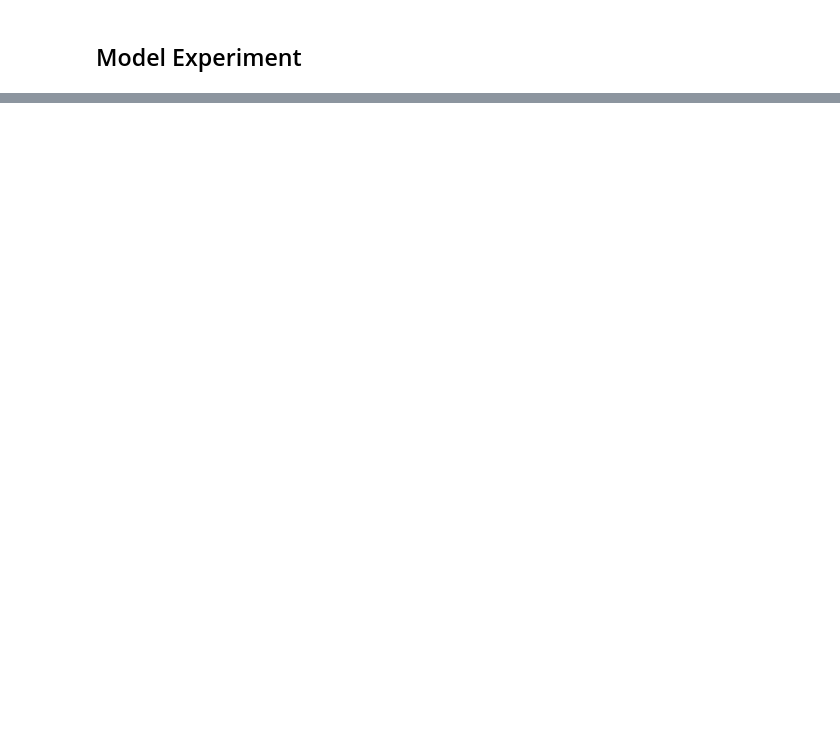
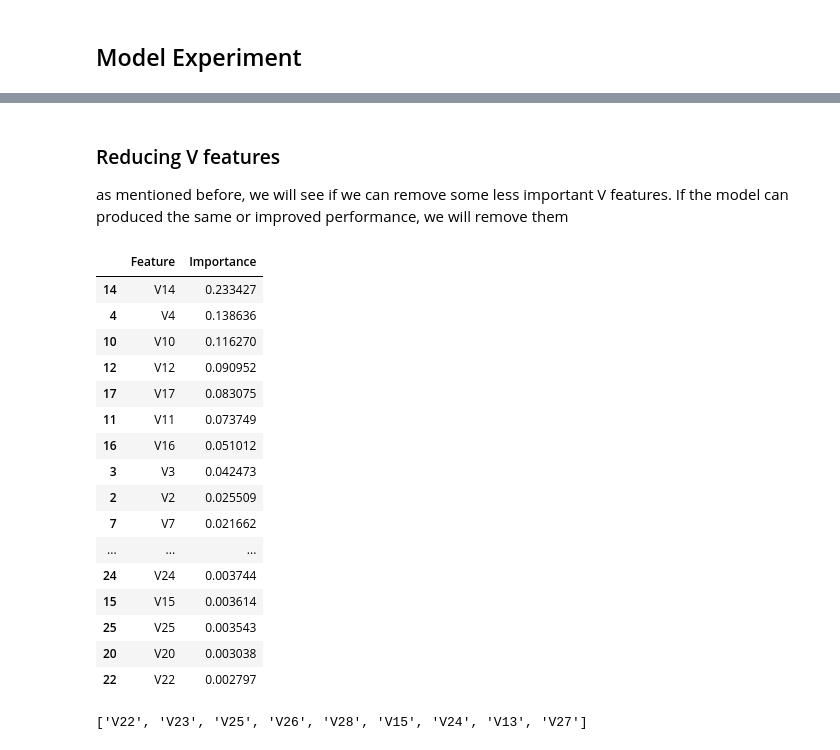
Before and after one commit to benchrstn/credit_card_fraud, a Jupyter notebook: exploration/04_model_experiment.ipynb, the cells around one changed output, grey strips where cells are left out. Drawn from its saved outputs; the diff is of its cells as text; code cells hidden in the pictures; blank space fills up the shorter version.

```diff
--- a/exploration/04_model_experiment.ipynb
+++ b/exploration/04_model_experiment.ipynb
@@ -64,0 +70,35 @@ X_train_v, y_train_v = smote_sample.fit_resample(X_train_v, y_train_v)
+# %%
+models = {
+    'Logistic Regression': LogisticRegression(
+        C=1.0,
+        penalty='l2', #L2 regularization
+        solver='lbfgs',
+        max_iter=1000,
+        random_state=1,
+        n_jobs=-1
+    ),
+
+    'Decision Tree': DecisionTreeClassifier(
+        max_depth=20, #prevent overfitting
+        min_samples_split=10,
+        criterion='gini',
+        random_state=1
+    ),
+
+    'Random Forest': RandomForestClassifier(
+        n_estimators=100,
+        max_depth=20, #prevent overfitting
+        min_samples_split=5,
+        max_features='sqrt',
+        bootstrap=True,
+        random_state=1,
+        n_jobs=-1
+    ),
+
+    'KNN': KNeighborsClassifier(
+        n_neighbors=5,
+        weights='distance',
+        metric='minkowski',
+        n_jobs=1
+    )
+}
@@ -64,0 +192,36 @@ X_train_v, y_train_v = smote_sample.fit_resample(X_train_v, y_train_v)
+# %% [markdown]
+### Reducing V features
+as mentioned before, we will see if we can remove some less important V features. If the model can produced the same or improved performance, we will remove them
+# %%
+rf_model = trained_models['Random Forest']
+importance_df = pd.DataFrame({
+    'Feature': X_train.columns,
+    'Importance': rf_model.feature_importances_
+}).sort_values('Importance', ascending=False)
+
+importance_df
+# %% [output]
+|  | Feature | Importance |
+| 14 | V14 | 0.233427 |
+| 4 | V4 | 0.138636 |
+| 10 | V10 | 0.116270 |
+| 12 | V12 | 0.090952 |
+| 17 | V17 | 0.083075 |
+| 11 | V11 | 0.073749 |
+| 16 | V16 | 0.051012 |
+| 3 | V3 | 0.042473 |
+| 2 | V2 | 0.025509 |
+| 7 | V7 | 0.021662 |
+| ... | ... | ... |
+| 24 | V24 | 0.003744 |
+| 15 | V15 | 0.003614 |
+| 25 | V25 | 0.003543 |
+| 20 | V20 | 0.003038 |
+| 22 | V22 | 0.002797 |
+# %%
+#low important from experiments before
+low_score_v = ['V22', 'V23', 'V25', 'V26', 'V28', 'V15', 'V24', 'V13', 'V27']
+
+low_score_v
+# %% [output]
+['V22', 'V23', 'V25', 'V26', 'V28', 'V15', 'V24', 'V13', 'V27']
```
Also changed, not shown: parts of 19 cells of this notebook, 1 other file.
